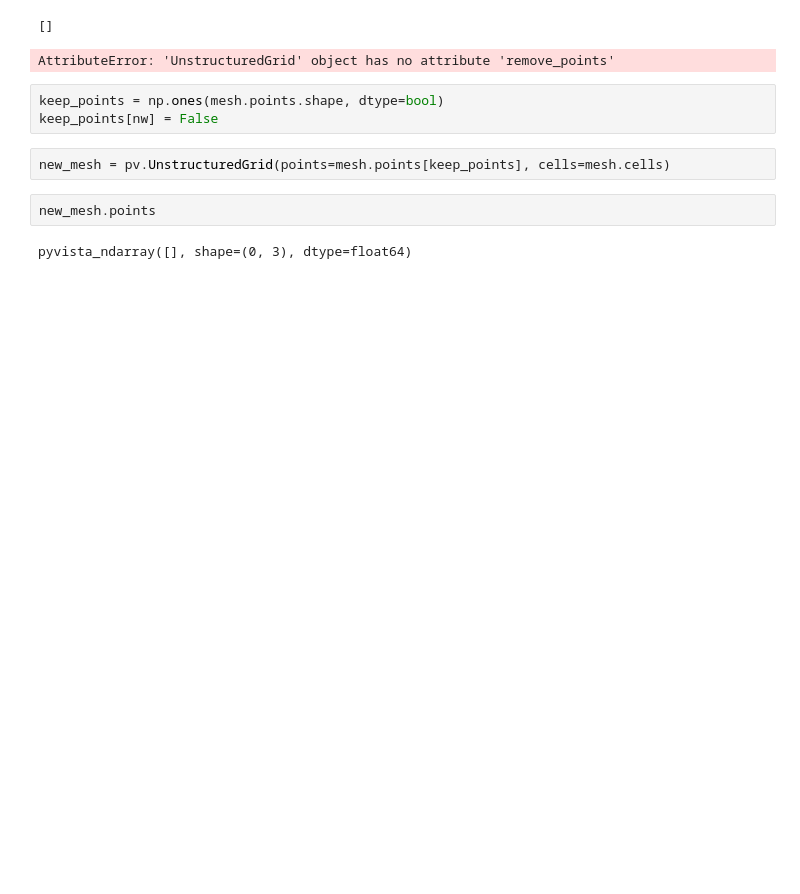
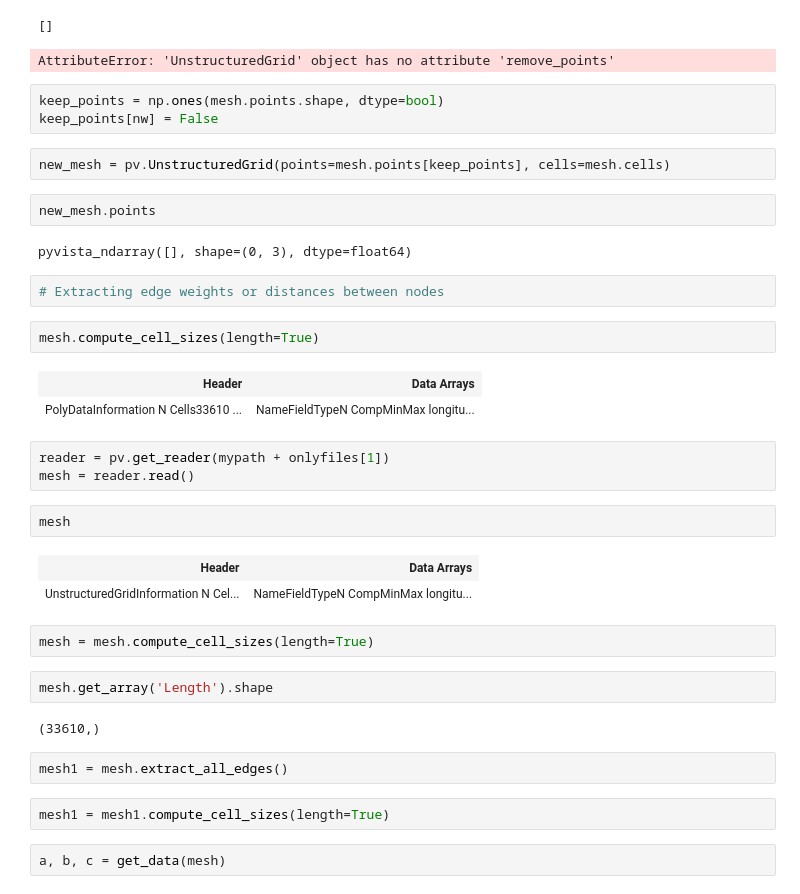
Before and after one commit to rhoP/MLgSA_GCNN, a Jupyter notebook: anal/Analysis.ipynb, the cells around one changed output. Cells and saved outputs as stored; diff of their text form; blank space fills up the shorter version.

```diff
--- a/anal/Analysis.ipynb
+++ b/anal/Analysis.ipynb
@@ -765,3 +800,30 @@ new_mesh = pv.UnstructuredGrid(points=mesh.points[keep_points], cells=mesh.cells
 new_mesh.points
 # %% [output]
 pyvista_ndarray([], shape=(0, 3), dtype=float64)
+# %%
+# Extracting edge weights or distances between nodes
+# %%
+mesh.compute_cell_sizes(length=True)
+# %% [output]
+| Header | Data Arrays |
+| PolyDataInformation N Cells33610 ... | NameFieldTypeN CompMinMax longitu... |
+# %%
+reader = pv.get_reader(mypath + onlyfiles[1])
+mesh = reader.read()
+# %%
+mesh
+# %% [output]
+| Header | Data Arrays |
+| UnstructuredGridInformation N Cel... | NameFieldTypeN CompMinMax longitu... |
+# %%
+mesh = mesh.compute_cell_sizes(length=True)
+# %%
+mesh.get_array('Length').shape
+# %% [output]
+(33610,)
+# %%
+mesh1 = mesh.extract_all_edges()
+# %%
+mesh1 = mesh1.compute_cell_sizes(length=True)
+# %%
+a, b, c = get_data(mesh)
```
Also changed, not shown: parts of 16 cells of this notebook, 1 other file.
